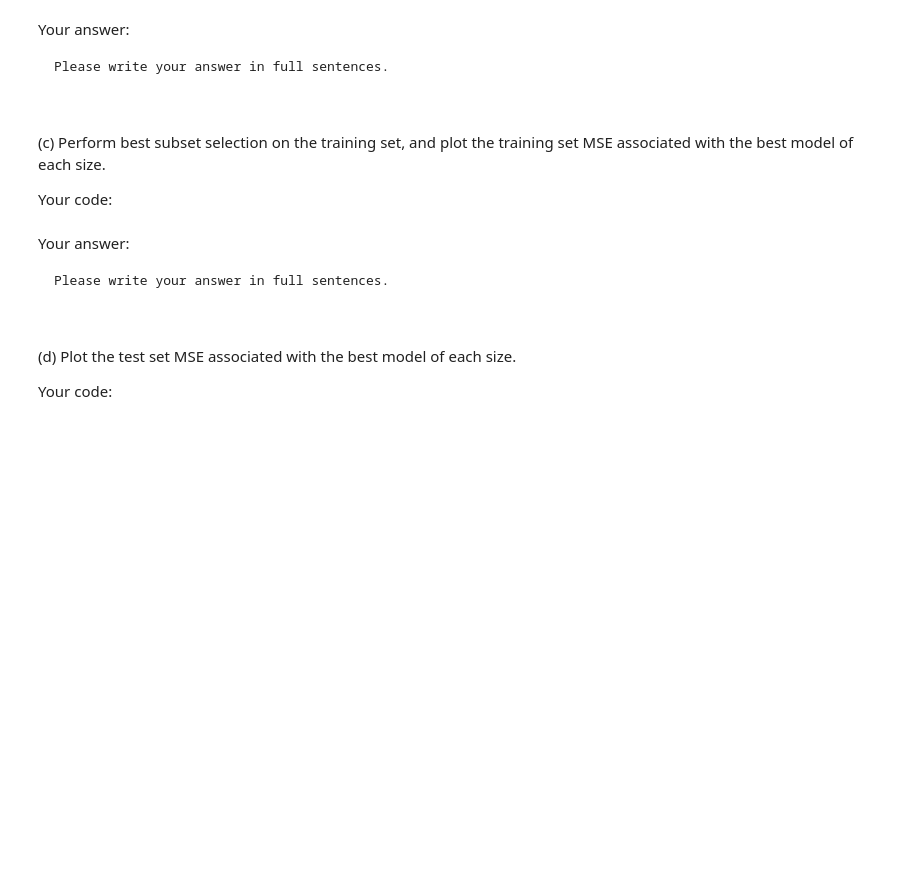
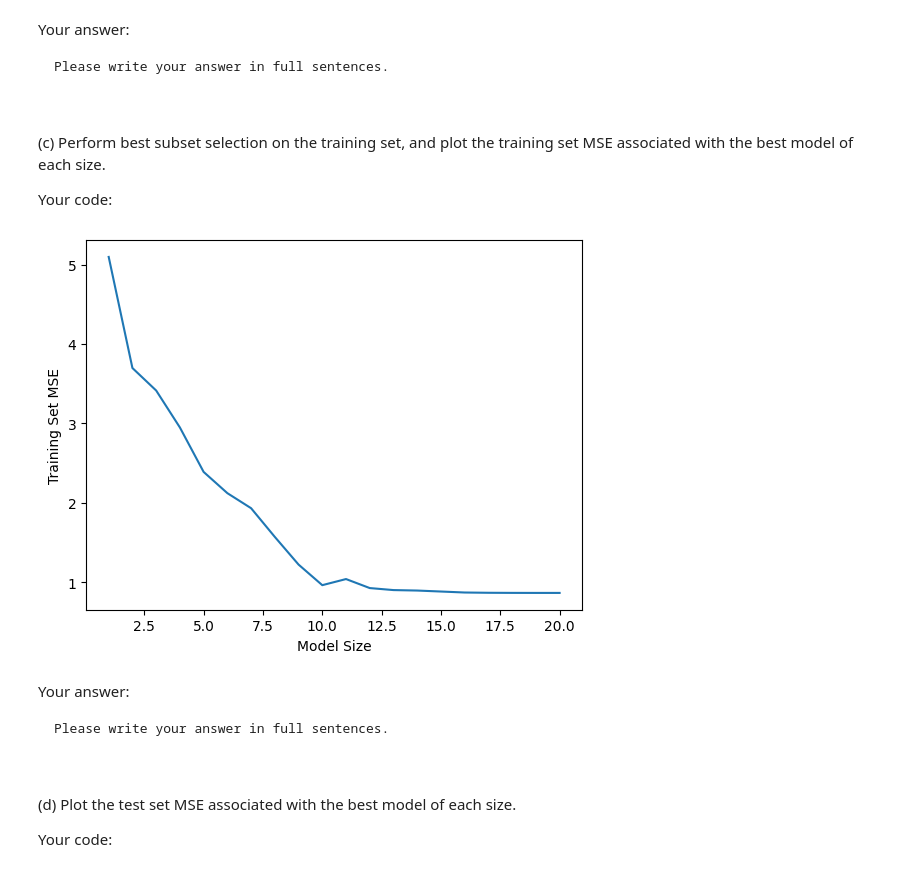
Before and after one commit to BU-MSSP-Classroom/MA679_Spring2024_04_regularization-ChenTaHung, a Jupyter notebook: Ch06_Regularization_Python.ipynb, the cells around one changed output. Drawn from its saved outputs; the diff is of its cells as text; code cells hidden in the pictures; blank space fills up the shorter version.

```diff
--- a/Ch06_Regularization_Python.ipynb
+++ b/Ch06_Regularization_Python.ipynb
@@ -698,8 +698,20 @@ We have seen that as the number of features used in a model increases, the train
 
 Your code:
 # %%
-#
-#
+import numpy as np
+
+np.random.seed(0)
+n = 1000
+p = 20
+
+X = np.random.normal(0, 1, (n, p))
+
+beta = np.random.normal(0, 1, p)
+beta[np.random.choice(range(p), 10)] = 0  #randomly set 10 coefficients to zero
+
+epsilon = np.random.normal(0, 1, n)
+
+Y = np.dot(X, beta) + epsilon
 # %% [markdown]
 Your answer:
 
@@ -714,8 +726,7 @@ Please write your answer in full sentences.
 
 Your code:
 # %%
-#
-#
+X_train, X_test, y_train, y_test = train_test_split(X, Y, test_size=900, random_state=0)
 # %% [markdown]
 Your answer:
 
@@ -729,8 +740,28 @@ Please write your answer in full sentences.
 
 Your code:
 # %%
-#
-#
+import numpy as np
+
+mse_dict = {}
+
+for k in range(1, p + 1):
+    best_mse = np.inf
+    for _ in range(1000):  # Perform 1000 iterations of random subsampling
+        subset = np.random.choice(range(p), k, replace=False)
+        X_train_subset = X_train[:, subset]
+        model = LinearRegression().fit(X_train_subset, y_train)
+        y_pred = model.predict(X_train_subset)
+        mse = mean_squared_error(y_train, y_pred)
+        if mse < best_mse:
+            best_mse = mse
+    mse_dict[k] = best_mse
+
+plt.plot(range(1, p + 1), list(mse_dict.values()))
+plt.xlabel('Model Size')
+plt.ylabel('Training Set MSE')
+plt.show()
+# %% [output]
+[figure, added]
 # %% [markdown]
 Your answer:
 
```
Also changed, not shown: parts of 6 cells of this notebook.
